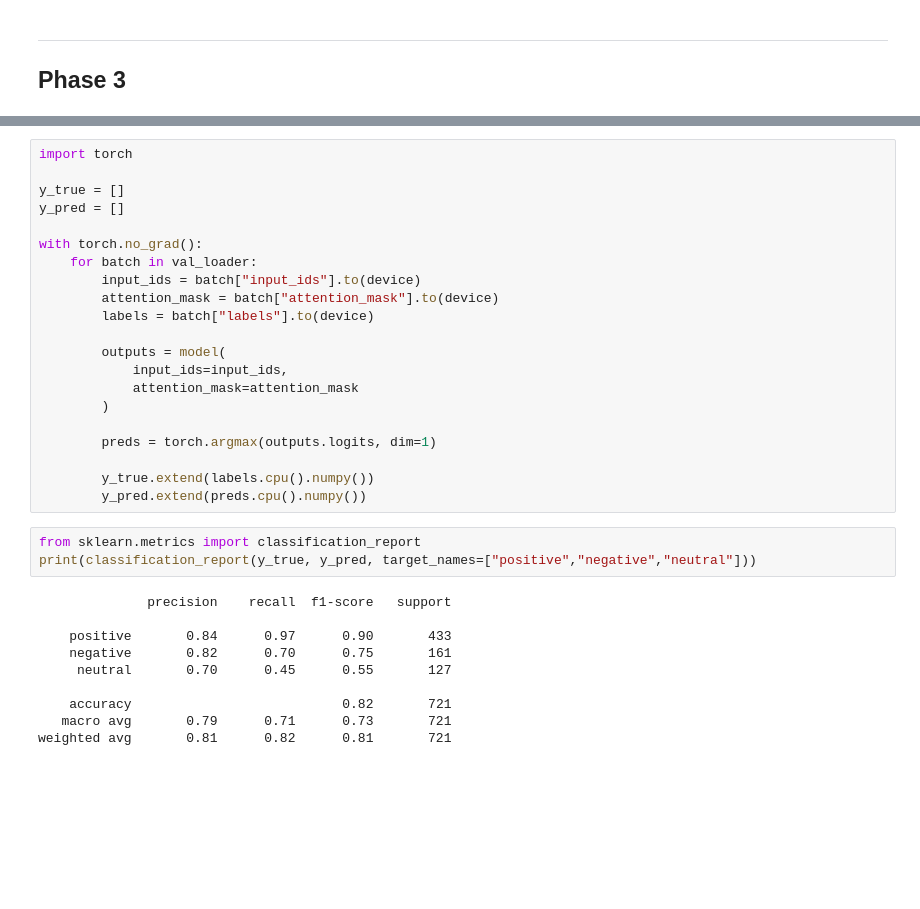
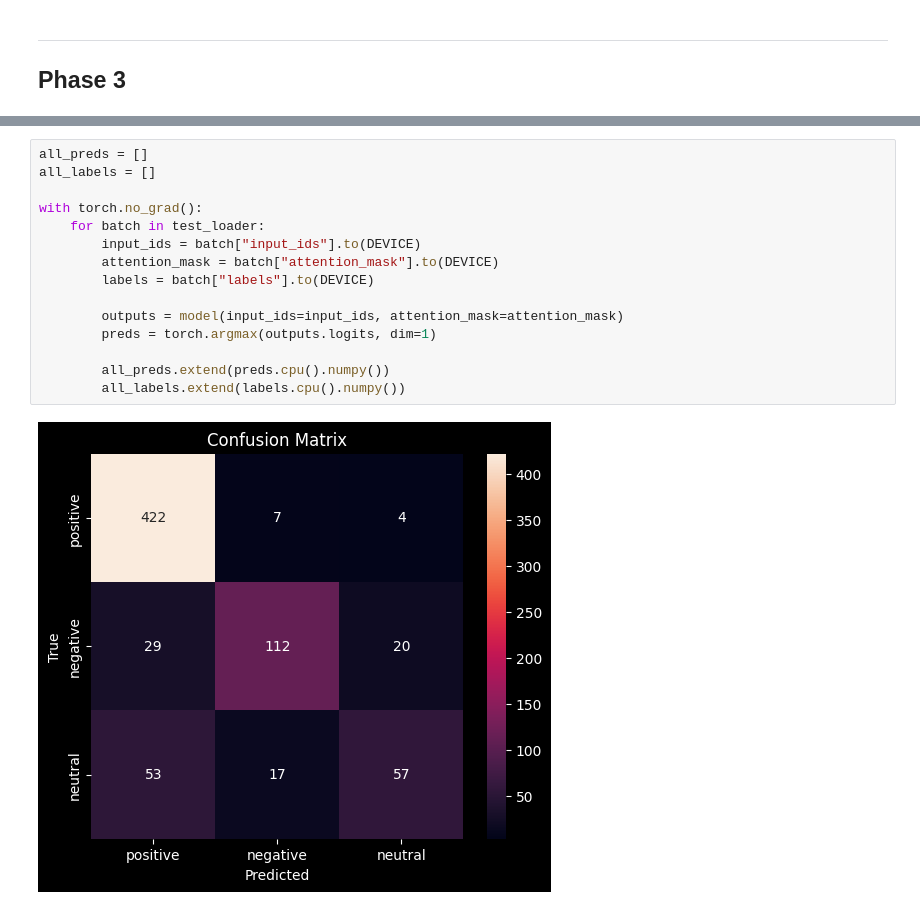
Before and after one commit to AmirMohammad-Sharbati/aspect-based-sentiment-analysis, a Jupyter notebook: project_codes.ipynb, the cells around one changed output, grey strips where cells are left out. Saved outputs shown, nothing was run; the diff lists cells and outputs as text; blank space fills up the shorter version.

```diff
--- a/project_codes.ipynb
+++ b/project_codes.ipynb
@@ -348,34 +449,17 @@ RobertaForSequenceClassification(
 # %%
-import torch
-
-y_true = []
-y_pred = []
+all_preds = []
+all_labels = []
 
 with torch.no_grad():
-    for batch in val_loader:
-        input_ids = batch["input_ids"].to(device)
-        attention_mask = batch["attention_mask"].to(device)
-        labels = batch["labels"].to(device)
+    for batch in test_loader:
+        input_ids = batch["input_ids"].to(DEVICE)
+        attention_mask = batch["attention_mask"].to(DEVICE)
+        labels = batch["labels"].to(DEVICE)
 
-        outputs = model(
-            input_ids=input_ids,
-            attention_mask=attention_mask
-        )
-
+        outputs = model(input_ids=input_ids, attention_mask=attention_mask)
         preds = torch.argmax(outputs.logits, dim=1)
 
-        y_true.extend(labels.cpu().numpy())
-        y_pred.extend(preds.cpu().numpy())
+        all_preds.extend(preds.cpu().numpy())
+        all_labels.extend(labels.cpu().numpy())
+# %% [output]
+[figure, added]
-# %%
-from sklearn.metrics import classification_report
-print(classification_report(y_true, y_pred, target_names=["positive","negative","neutral"]))
-# %% [output]
-              precision    recall  f1-score   support
-
-    positive       0.84      0.97      0.90       433
-    negative       0.82      0.70      0.75       161
-     neutral       0.70      0.45      0.55       127
-
-    accuracy                           0.82       721
-   macro avg       0.79      0.71      0.73       721
-weighted avg       0.81      0.82      0.81       721
```
Also changed, not shown: parts of 14 cells of this notebook, 1 other file.
